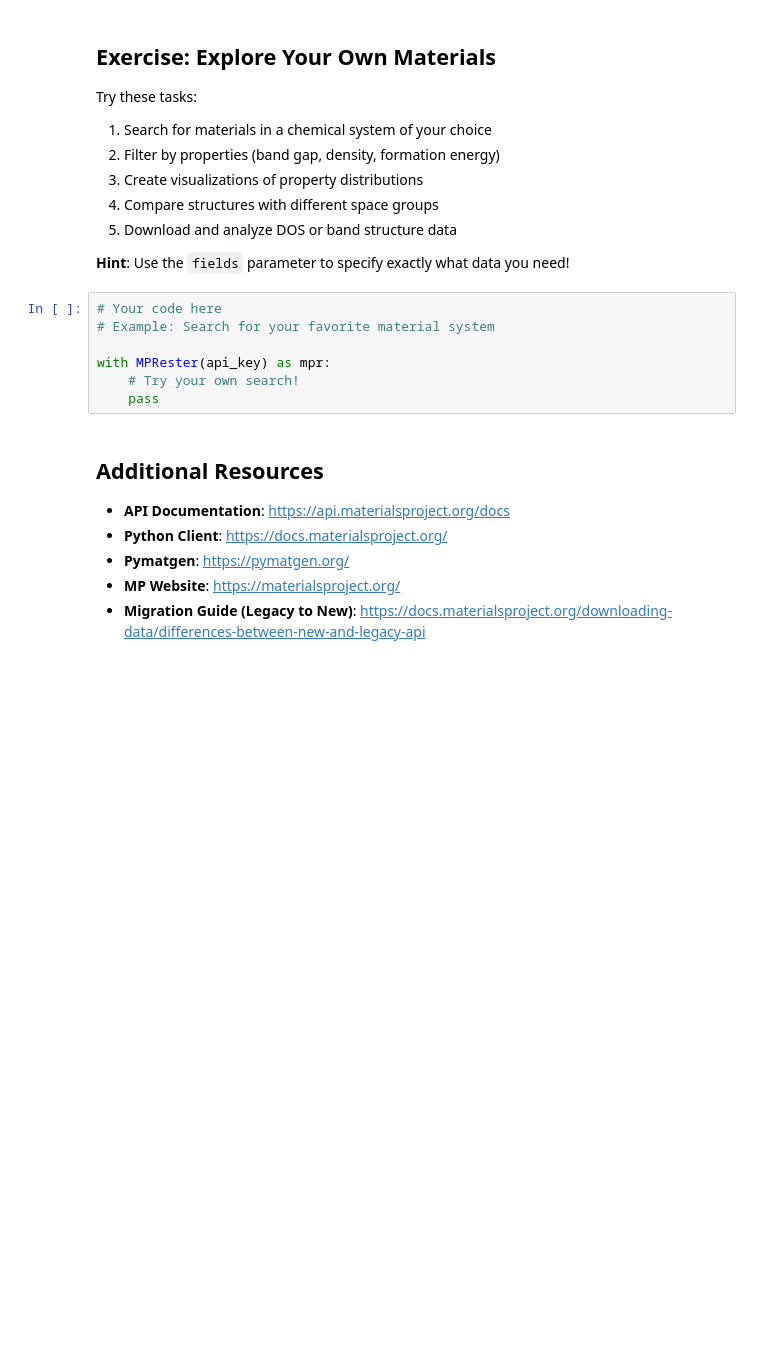
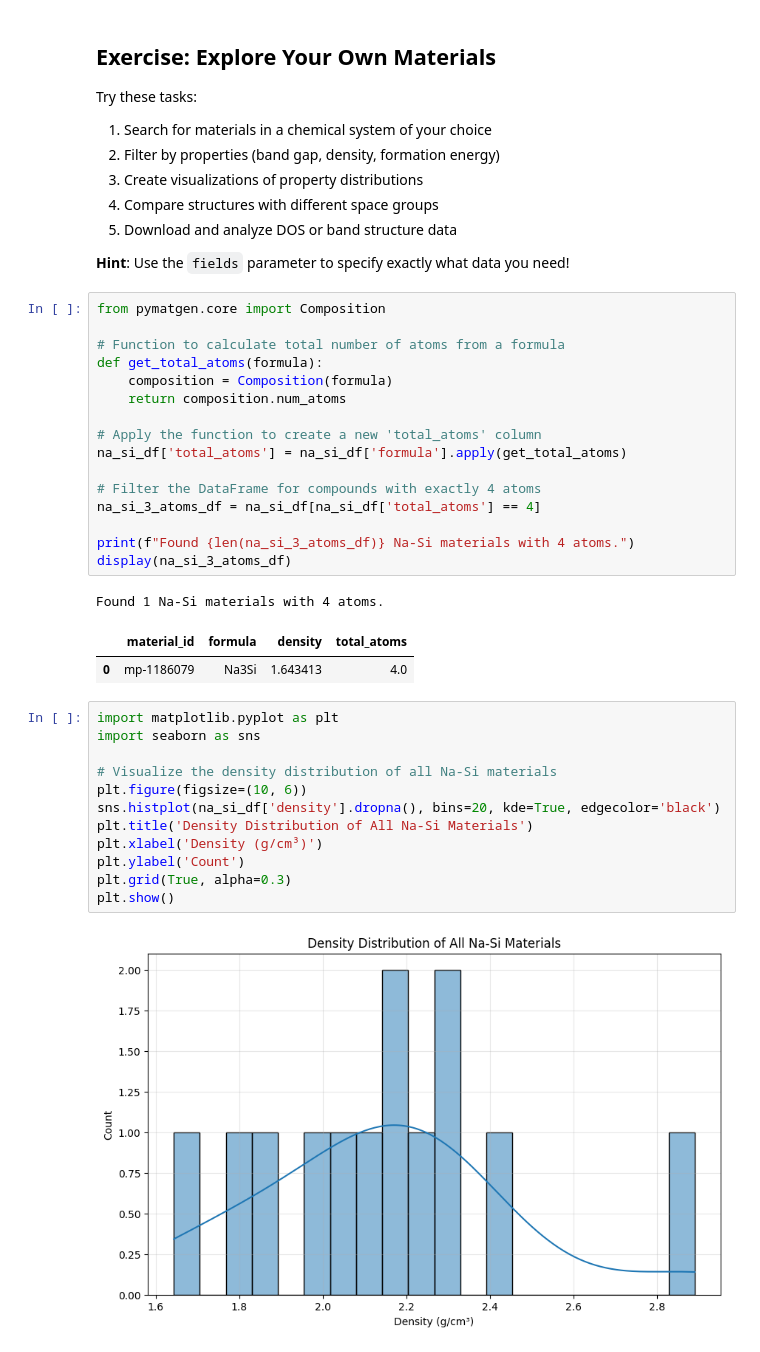
Before and after one commit to vakilivb-arch/materials-informatics-course, a Jupyter notebook: worked_examples/MP_API_example/MP_API_tutorial.ipynb, the cells around one changed output. Drawn from its saved outputs; the diff is of its cells as text; blank space fills up the shorter version.

```diff
--- a/worked_examples/MP_API_example/MP_API_tutorial.ipynb
+++ b/worked_examples/MP_API_example/MP_API_tutorial.ipynb
@@ -439,18 +446,37 @@ Try these tasks:
 5. Download and analyze DOS or band structure data
 
 **Hint**: Use the `fields` parameter to specify exactly what data you need!
-# %%
-# Your code here
-# Example: Search for your favorite material system
-
-with MPRester(api_key) as mpr:
-    # Try your own search!
-    pass
-# %% [markdown]
-## Additional Resources
-
-- **API Documentation**: https://api.materialsproject.org/docs
-- **Python Client**: https://docs.materialsproject.org/
-- **Pymatgen**: https://pymatgen.org/
-- **MP Website**: https://materialsproject.org/
-- **Migration Guide (Legacy to New)**: https://docs.materialsproject.org/downloading-data/differences-between-new-and-legacy-api
+# %%
+from pymatgen.core import Composition
+
+# Function to calculate total number of atoms from a formula
+def get_total_atoms(formula):
+    composition = Composition(formula)
+    return composition.num_atoms
+
+# Apply the function to create a new 'total_atoms' column
+na_si_df['total_atoms'] = na_si_df['formula'].apply(get_total_atoms)
+
+# Filter the DataFrame for compounds with exactly 4 atoms
+na_si_3_atoms_df = na_si_df[na_si_df['total_atoms'] == 4]
+
+print(f"Found {len(na_si_3_atoms_df)} Na-Si materials with 4 atoms.")
+display(na_si_3_atoms_df)
+# %% [output]
+Found 1 Na-Si materials with 4 atoms.
+|  | material_id | formula | density | total_atoms |
+| 0 | mp-1186079 | Na3Si | 1.643413 | 4.0 |
+# %%
+import matplotlib.pyplot as plt
+import seaborn as sns
+
+# Visualize the density distribution of all Na-Si materials
+plt.figure(figsize=(10, 6))
+sns.histplot(na_si_df['density'].dropna(), bins=20, kde=True, edgecolor='black')
+plt.title('Density Distribution of All Na-Si Materials')
+plt.xlabel('Density (g/cm³)')
+plt.ylabel('Count')
+plt.grid(True, alpha=0.3)
+plt.show()
+# %% [output]
+[figure, added]
```
Also changed, not shown: parts of 6 cells of this notebook.
